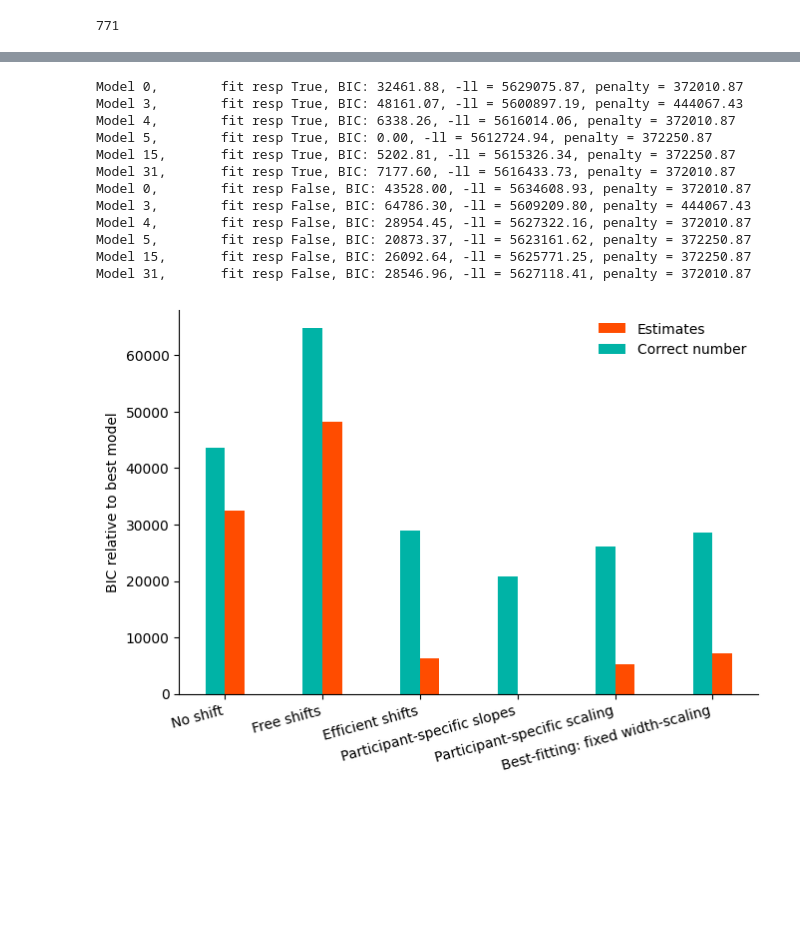
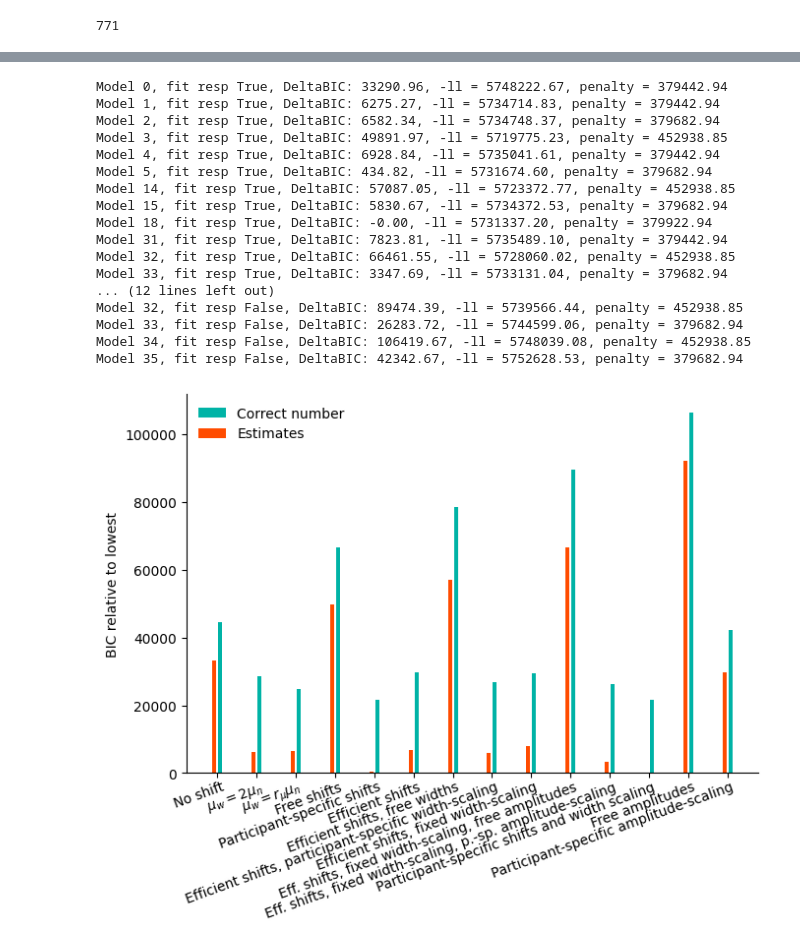
Before and after one commit to Gilles86/neural_priors, a Jupyter notebook: notebooks/likelihoods_and_bics.ipynb, the cells around one changed output, grey strips where cells are left out. Drawn from its saved outputs; the diff is of its cells as text; code cells hidden in the pictures; blank space fills up the shorter version.

```diff
--- a/notebooks/likelihoods_and_bics.ipynb
+++ b/notebooks/likelihoods_and_bics.ipynb
@@ -372,7 +439,8 @@ all_likelihoods
 # %%
 @cache
 def get_ll(sid, model, fit_responses):
-    return index_filter(all_likelihoods, subject=sid, model=model, fit_responses=fit_responses, voxel=good_voxels[sid]).loglikelihood.sum()
+    #return index_filter(all_likelihoods, subject=sid, model=model, fit_responses=fit_responses, voxel=good_voxels[sid]).loglikelihood.sum()
+    return index_filter(pars_filtered, subject=sid, model_label=model, response_fit=fit_responses).loglikelihood.sum()
 # %%
 get_ll(1, model=31, fit_responses=True)
 # %% [output]
@@ -451,7 +532,8 @@ def get_bic_subject(sid, model, fit_responses):
 
 def get_bic(model, fit_responses):
     bics, lls, penalties = [], [], []
-    for sid in all_likelihoods.index.get_level_values('subject').unique():
+    #for sid in all_likelihoods.index.get_level_values('subject').unique():
+    for sid in pars_filtered.index.get_level_values('subject').unique():
         bic, ll, penalty = get_bic_subject(sid, model, fit_responses)
         bics.append(bic)
         lls.append(ll)
@@ -461,7 +543,7 @@ def get_bic(model, fit_responses):
     penalty = np.sum(penalties)
     return bic, ll, penalty
 # %%
-for model in [0, 3, 4, 5, 15, 31]:
+for model in [0,1,2,3,4,5,14,15,18,31,32,33,34,35]: # 18,
     sid = 1
     bic, ll, penalty = get_bic_subject(sid, model, fit_responses=True)
     print(f'Model {model}, BIC: {bic-150306.48}, ll = {ll}, penalty = {penalty}')
@@ -475,20 +565,25 @@ Model 31, BIC: 281.3825703866023, ll = -72737.05831400305, penalty = 5113.745942
 # %%
 bics = {}
 for fit_responses in [True, False]:
-     for model in [0, 3, 4, 5, 15, 31]:
+     for model in [0,1,2,3,4,5,14,15,18,31,32,33,34,35]: # 18,
         bic, ll, penalty = get_bic(model, fit_responses)
-        print(f'Model {model}, fit resp {fit_responses}, BIC: {bic-11597700.74:.2f}, -ll = {-ll:.2f}, penalty = {penalty:.2f}')
+        print(f'Model {model}, fit resp {fit_responses}, DeltaBIC: {bic-11842597.33:.2f}, -ll = {-ll:.2f}, penalty = {penalty:.2f}')
         bics[(model, fit_responses)] = bic
 # %% [output]
-Model 0,        fit resp True, BIC: 32461.88, -ll = 5629075.87, penalty = 372010.87
-Model 3,        fit resp True, BIC: 48161.07, -ll = 5600897.19, penalty = 444067.43
-Model 4,        fit resp True, BIC: 6338.26, -ll = 5616014.06, penalty = 372010.87
-Model 5,        fit resp True, BIC: 0.00, -ll = 5612724.94, penalty = 372250.87
-Model 15,       fit resp True, BIC: 5202.81, -ll = 5615326.34, penalty = 372250.87
-Model 31,       fit resp True, BIC: 7177.60, -ll = 5616433.73, penalty = 372010.87
-Model 0,        fit resp False, BIC: 43528.00, -ll = 5634608.93, penalty = 372010.87
-Model 3,        fit resp False, BIC: 64786.30, -ll = 5609209.80, penalty = 444067.43
-Model 4,        fit resp False, BIC: 28954.45, -ll = 5627322.16, penalty = 372010.87
-Model 5,        fit resp False, BIC: 20873.37, -ll = 5623161.62, penalty = 372250.87
-Model 15,       fit resp False, BIC: 26092.64, -ll = 5625771.25, penalty = 372250.87
-Model 31,       fit resp False, BIC: 28546.96, -ll = 5627118.41, penalty = 372010.87
+Model 0, fit resp True, DeltaBIC: 33290.96, -ll = 5748222.67, penalty = 379442.94
+Model 1, fit resp True, DeltaBIC: 6275.27, -ll = 5734714.83, penalty = 379442.94
+Model 2, fit resp True, DeltaBIC: 6582.34, -ll = 5734748.37, penalty = 379682.94
+Model 3, fit resp True, DeltaBIC: 49891.97, -ll = 5719775.23, penalty = 452938.85
+Model 4, fit resp True, DeltaBIC: 6928.84, -ll = 5735041.61, penalty = 379442.94
+Model 5, fit resp True, DeltaBIC: 434.82, -ll = 5731674.60, penalty = 379682.94
+Model 14, fit resp True, DeltaBIC: 57087.05, -ll = 5723372.77, penalty = 452938.85
+Model 15, fit resp True, DeltaBIC: 5830.67, -ll = 5734372.53, penalty = 379682.94
+Model 18, fit resp True, DeltaBIC: -0.00, -ll = 5731337.20, penalty = 379922.94
+Model 31, fit resp True, DeltaBIC: 7823.81, -ll = 5735489.10, penalty = 379442.94
+Model 32, fit resp True, DeltaBIC: 66461.55, -ll = 5728060.02, penalty = 452938.85
+Model 33, fit resp True, DeltaBIC: 3347.69, -ll = 5733131.04, penalty = 379682.94
+... (12 lines left out)
+Model 32, fit resp False, DeltaBIC: 89474.39, -ll = 5739566.44, penalty = 452938.85
+Model 33, fit resp False, DeltaBIC: 26283.72, -ll = 5744599.06, penalty = 379682.94
+Model 34, fit resp False, DeltaBIC: 106419.67, -ll = 5748039.08, penalty = 452938.85
+Model 35, fit resp False, DeltaBIC: 42342.67, -ll = 5752628.53, penalty = 379682.94
@@ -495,27 +592,43 @@ Model 31,       fit resp False, BIC: 28546.96, -ll = 5627118.41, penalty = 37201
 # %%
 min_bic = min( bics.values() )
 fig, ax = plt.subplots(figsize=(7.5, 5))
 C_GT = plt.cm.winter(.7)
 C_EST = plt.cm.autumn(.3)
 all_modelz = dict( [(0, 'No shift'),(1, '$\mu_w = 2 \mu_n$'), (2, '$\mu_w = r_\mu \mu_n$'),
-                                (3, 'Free shifts'), (4, 'Efficient shifts'), (5, 'Participant-specific slopes'),
-                                (14, 'Free widths'), (31, 'Best-fitting: fixed width-scaling'), (15, 'Participant-specific scaling'),
-                                (32, 'Free amplitudes'), (33, 'Participant-specific amplitude ratio')
-                                ] )
-model_nums = [0, 3, 4, 5, 15, 31]
-wbar = 0.2
-for fit_responses in [True, False]:
+                (3, 'Free shifts'),
+                (5, 'Participant-specific shifts'),
+                (4, 'Efficient shifts'),
+                (14, 'Efficient shifts, free widths'),
+                (15, 'Efficient shifts, participant-specific width-scaling'),
+                (31, 'Efficient shifts, fixed width-scaling'),
+                (32, 'Eff. shifts, fixed width-scaling, free amplitudes'),
+                (33, 'Eff. shifts, fixed width-scaling, p.-sp. amplitude-scaling'),
+                (18, 'Participant-specific shifts and width scaling'),
+                (34, 'Free amplitudes'),
+                (35, 'Participant-specific amplitude-scaling')
+                ] )
+model_nums = all_modelz.keys()
+wbar = 0.1
+for fit_responses in [False, True]:
     ys = [bics[(model, fit_responses)] - min_bic for model in model_nums]
     label = 'Estimates' if fit_responses else 'Correct number'
     c = C_EST if fit_responses else C_GT
-    ax.bar( np.arange(len(model_nums)) + (wbar/2 if fit_responses else -wbar/2), ys, width=wbar, label=label, color=c )
+    ax.bar( np.arange(len(model_nums)) + (-wbar/2 if fit_responses else wbar/2)*1.5, ys, width=wbar, label=label, color=c )
 ax.set_xticks( np.arange(len(model_nums)) )
-ax.set_xticklabels( [all_modelz[model] for model in model_nums], rotation=15, ha='right' )
-ax.set_ylabel('BIC relative to best model')
+ax.set_xticklabels( [all_modelz[model] for model in model_nums], rotation=20, ha='right' )
+# Create offset transform
+dx = 6./72.; dy = 2/72.
+offset = ScaledTranslation(dx, dy, fig.dpi_scale_trans)
+# apply offset transform to all x ticklabels.
+for label in ax.xaxis.get_majorticklabels(): label.set_transform(label.get_transform() + offset)
+#
+ax.set_ylabel('BIC relative to lowest')
 ax.legend()
 # ax.ticklabel_format( axis='y', style='sci', scilimits=(3,3), useMathText=True )
 # ax.yaxis.get_offset_text().set_fontsize(10)
 # ax.yaxis.get_offset_text().set_x(-.025)
 sns.despine(fig)
+
+fig.savefig('figures/models_fits_bic.pdf', bbox_inches='tight')
 # %% [output]
-[figure, old version]
+[figure, new version]
```
Also changed, not shown: parts of 25 cells of this notebook, 3 other files.
